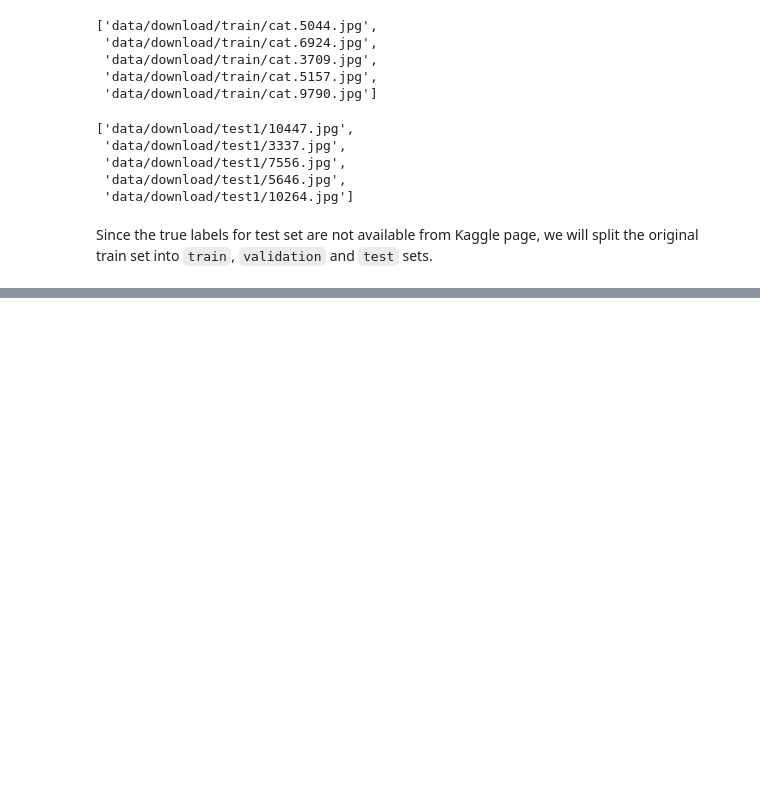
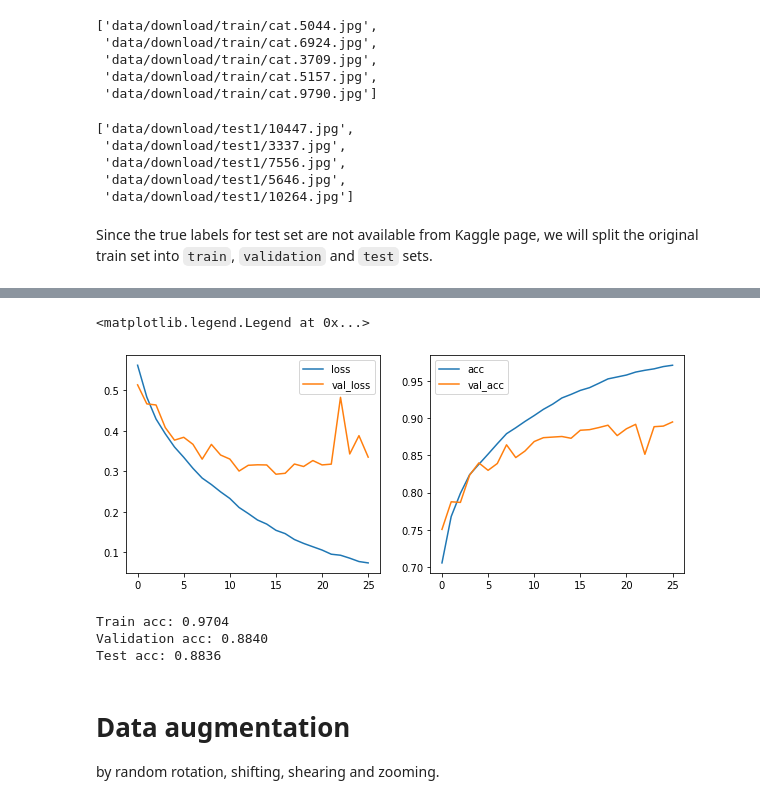
Before and after one commit to nguyentrunghai/Kaggle_projects, a Jupyter notebook: Dogs_vs_Cats/notebook.ipynb, the cells around one changed output, grey strips where cells are left out. Cells and saved outputs as stored; diff of their text form; code cells hidden in the pictures; blank space fills up the shorter version.

Commit message:
train model 1

```diff
--- a/Dogs_vs_Cats/notebook.ipynb
+++ b/Dogs_vs_Cats/notebook.ipynb
@@ -115,0 +129,9 @@ for src in train_cat_files[TRAIN_SIZE_HALF + VAL_SIZE_HALF: ]:
+# %%
+# hights and widths
+heights = []
+widths = []
+for fname in train_files:
+    img = keras.preprocessing.image.load_img(fname)
+    h, w, _ = keras.preprocessing.image.img_to_array(img).shape
+    heights.append(h)
+    widths.append(w)
@@ -115,0 +146,2 @@ for src in train_cat_files[TRAIN_SIZE_HALF + VAL_SIZE_HALF: ]:
+# %%
+HEIGHT, WIDTH = 360, 400
@@ -115,0 +242,18 @@ for src in train_cat_files[TRAIN_SIZE_HALF + VAL_SIZE_HALF: ]:
+# %%
+model.compile(loss="binary_crossentropy",
+              optimizer=keras.optimizers.RMSprop(lr=1e-4),
+              metrics=["acc"])
+# %%
+model_file = os.path.join(MODEL_DIR, "dogcat_model_01.h5")
+
+early_stopping_cb = keras.callbacks.EarlyStopping(patience=10, restore_best_weights=True)
+#chkp_cb = keras.callbacks.ModelCheckpoint(model_file, save_best_only=True)
+
+history = model.fit_generator(train_generator,
+                              steps_per_epoch=TRAIN_SIZE // batch_size,
+                              epochs=100,
+                              validation_data=valid_generator,
+                              validation_steps=VAL_SIZE // batch_size,
+                              callbacks=[early_stopping_cb])
+
+model.save(model_file)
@@ -115,0 +278,32 @@ for src in train_cat_files[TRAIN_SIZE_HALF + VAL_SIZE_HALF: ]:
+# %%
+fig, ax = plt.subplots(nrows=1, ncols=2, figsize=(10, 4))
+
+ax[0].plot(history.history["loss"], label="loss")
+ax[0].plot(history.history["val_loss"], label="val_loss")
+ax[0].legend()
+
+ax[1].plot(history.history["acc"], label="acc")
+ax[1].plot(history.history["val_acc"], label="val_acc")
+ax[1].legend()
+# %% [output]
+<matplotlib.legend.Legend at 0x...>
+[figure, added]
+# %%
+_, acc_train = model.evaluate(train_generator, steps=TRAIN_SIZE // batch_size, verbose=0)
+print("Train acc: %0.4f" %acc_train)
+
+
+_, acc_val = model.evaluate(valid_generator, steps=VAL_SIZE // batch_size, verbose=0)
+print("Validation acc: %0.4f" %acc_val)
+
+
+_, acc_test = model.evaluate(test_generator, steps=TEST_SIZE // batch_size, verbose=0)
+print("Test acc: %0.4f" %acc_test)
+# %% [output]
+Train acc: 0.9704
+Validation acc: 0.8840
+Test acc: 0.8836
+# %% [markdown]
+# Data augmentation
+
+by random rotation, shifting, shearing and zooming.
```
Also changed, not shown: parts of 16 cells of this notebook.
